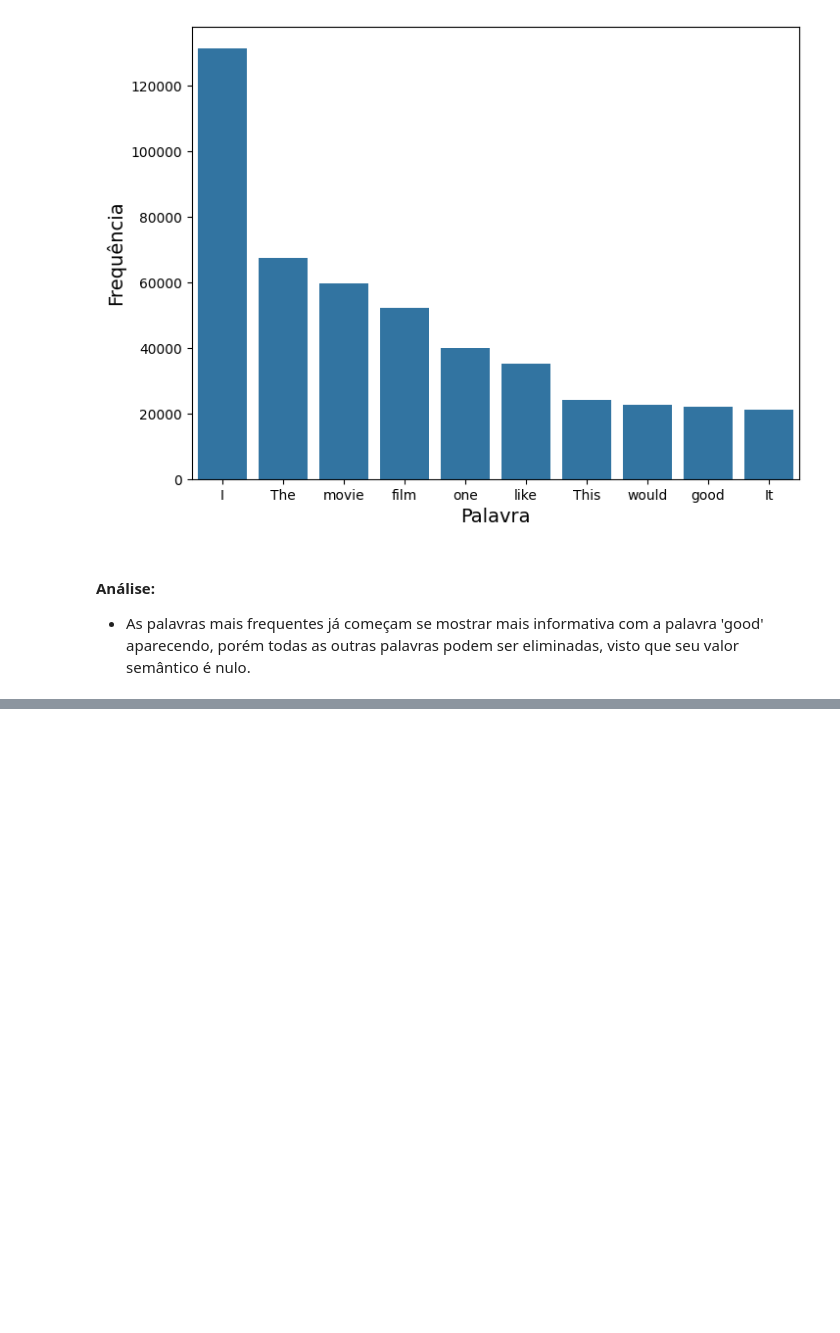
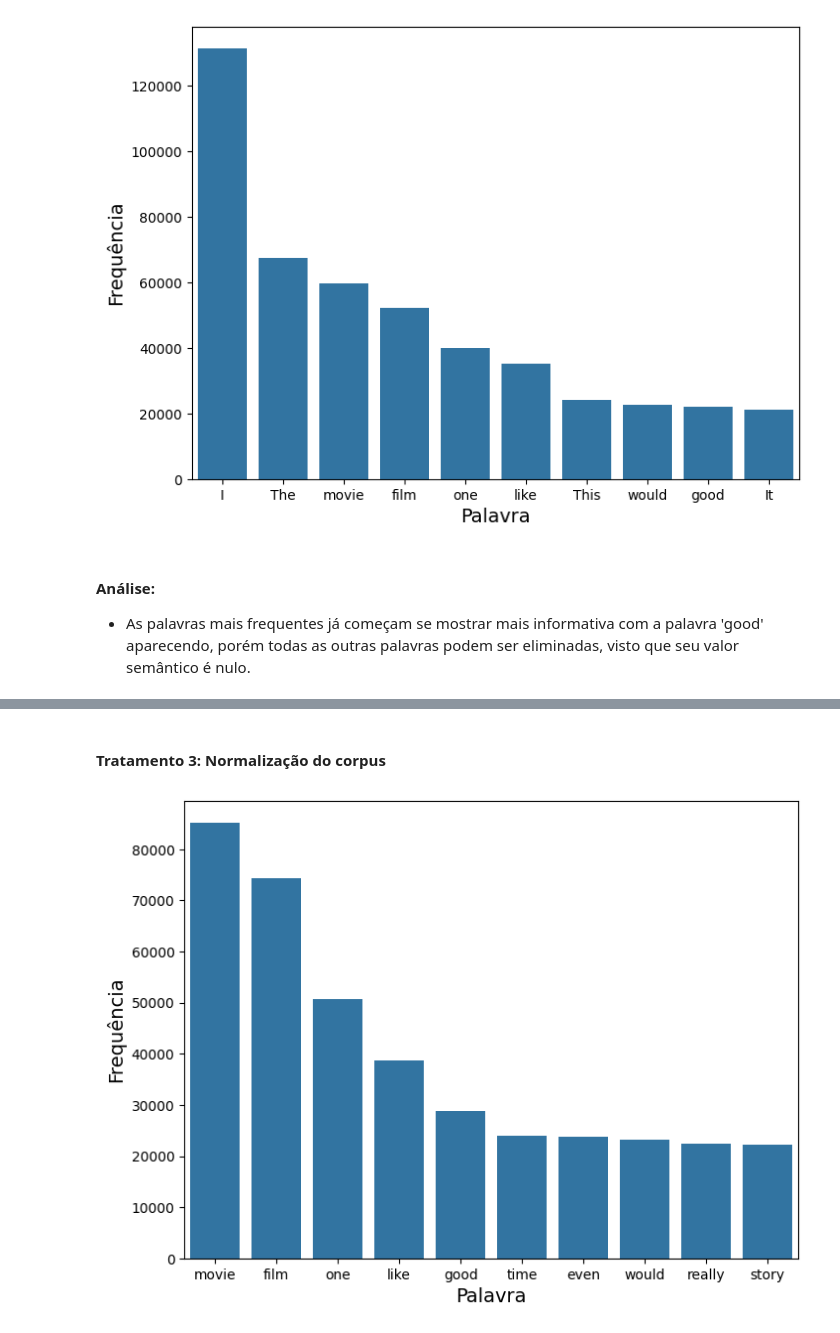
Before and after one commit to guialbquerque/AnaliseDeSentimentosIMDB, a Jupyter notebook: notebooks/preprocessing/data_pre_processing.ipynb, the cells around one changed output, grey strips where cells are left out. Cells and saved outputs as stored; diff of their text form; code cells hidden in the pictures; blank space fills up the shorter version.

Commit message:
Treatments 2, 3 and 4 were implemented

```diff
--- a/notebooks/preprocessing/data_pre_processing.ipynb
+++ b/notebooks/preprocessing/data_pre_processing.ipynb
@@ -175,0 +178,2 @@ plot_word_frequencies(df, 'Treatment1', 10)
+# %%
+df['Treatment2'] = remove_punctuation(df, 'Treatment1')
@@ -175,0 +224,8 @@ plot_word_frequencies(df, 'Treatment1', 10)
+# %% [markdown]
+####    **Tratamento 3: Normalização do corpus**
+# %%
+df['Treatment3'] = normalize_corpus(df, 'Treatment2')
+# %%
+plot_word_frequencies(df, 'Treatment3', 10)
+# %% [output]
+[figure, added]
```
Also changed, not shown: parts of 22 cells of this notebook.
